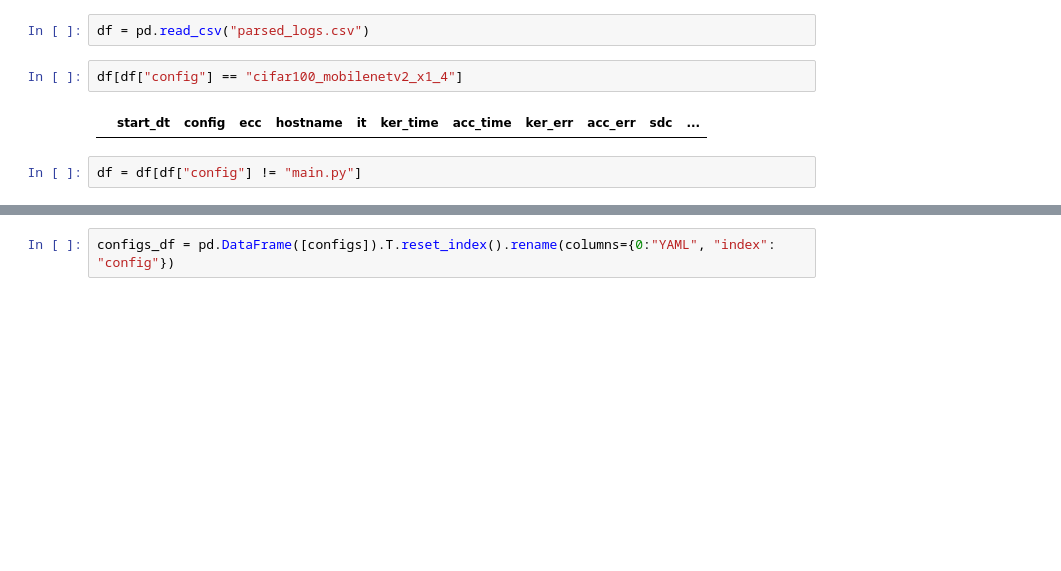
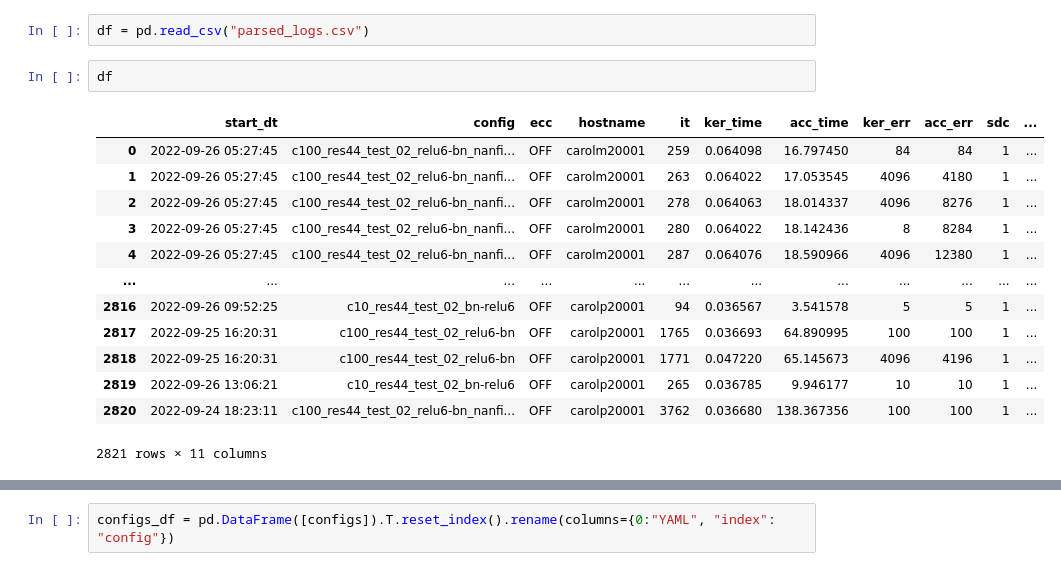
Before and after one commit to diehardnet/diehardnetradsetup, a Jupyter notebook: parsers/show_criticality.ipynb, the cells around one changed output, grey strips where cells are left out. Cells and saved outputs as stored; diff of their text form; blank space fills up the shorter version.

```diff
--- a/parsers/show_criticality.ipynb
+++ b/parsers/show_criticality.ipynb
@@ -4,8 +4,18 @@ import matplotlib.pyplot as plt
 # %%
 df = pd.read_csv("parsed_logs.csv")
 # %%
-df[df["config"] == "cifar100_mobilenetv2_x1_4"]
+df
 # %% [output]
 |  | start_dt | config | ecc | hostname | it | ker_time | acc_time | ker_err | acc_err | sdc | ... |
+| 0 | 2022-09-26 05:27:45 | c100_res44_test_02_relu6-bn_nanfi... | OFF | carolm20001 | 259 | 0.064098 | 16.797450 | 84 | 84 | 1 | ... |
+| 1 | 2022-09-26 05:27:45 | c100_res44_test_02_relu6-bn_nanfi... | OFF | carolm20001 | 263 | 0.064022 | 17.053545 | 4096 | 4180 | 1 | ... |
+| 2 | 2022-09-26 05:27:45 | c100_res44_test_02_relu6-bn_nanfi... | OFF | carolm20001 | 278 | 0.064063 | 18.014337 | 4096 | 8276 | 1 | ... |
+| 3 | 2022-09-26 05:27:45 | c100_res44_test_02_relu6-bn_nanfi... | OFF | carolm20001 | 280 | 0.064022 | 18.142436 | 8 | 8284 | 1 | ... |
+| 4 | 2022-09-26 05:27:45 | c100_res44_test_02_relu6-bn_nanfi... | OFF | carolm20001 | 287 | 0.064076 | 18.590966 | 4096 | 12380 | 1 | ... |
+| ... | ... | ... | ... | ... | ... | ... | ... | ... | ... | ... | ... |
+| 2816 | 2022-09-26 09:52:25 | c10_res44_test_02_bn-relu6 | OFF | carolp20001 | 94 | 0.036567 | 3.541578 | 5 | 5 | 1 | ... |
+| 2817 | 2022-09-25 16:20:31 | c100_res44_test_02_relu6-bn | OFF | carolp20001 | 1765 | 0.036693 | 64.890995 | 100 | 100 | 1 | ... |
+| 2818 | 2022-09-25 16:20:31 | c100_res44_test_02_relu6-bn | OFF | carolp20001 | 1771 | 0.047220 | 65.145673 | 4096 | 4196 | 1 | ... |
+| 2819 | 2022-09-26 13:06:21 | c10_res44_test_02_bn-relu6 | OFF | carolp20001 | 265 | 0.036785 | 9.946177 | 10 | 10 | 1 | ... |
+| 2820 | 2022-09-24 18:23:11 | c100_res44_test_02_relu6-bn_nanfi... | OFF | carolp20001 | 3762 | 0.036680 | 138.367356 | 100 | 100 | 1 | ... |
+2821 rows × 11 columns
-# %%
-df = df[df["config"] != "main.py"]
```
Also changed, not shown: parts of 9 cells of this notebook, 1 other file.
